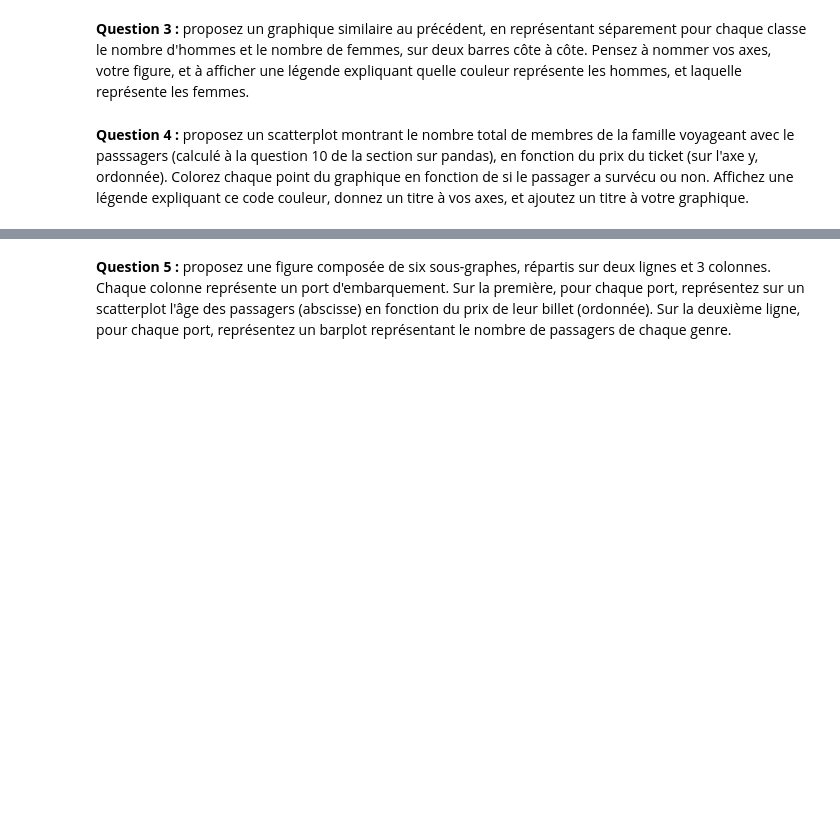
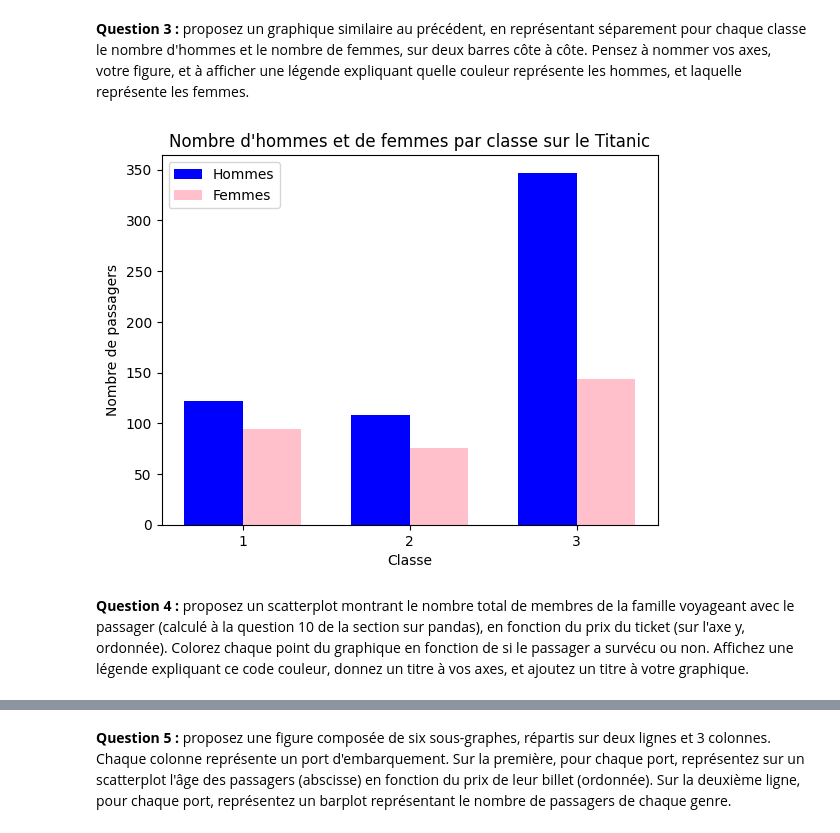
Before and after one commit to AD99i/titanic_ml, a Jupyter notebook: M03_TP01_Exercice.ipynb, the cells around one changed output, grey strips where cells are left out. Drawn from its saved outputs; the diff is of its cells as text; code cells hidden in the pictures; blank space fills up the shorter version.

```diff
--- a/M03_TP01_Exercice.ipynb
+++ b/M03_TP01_Exercice.ipynb
@@ -270,4 +348,31 @@ La documentation matplotlib est accessible à l'adresse suivante : https://matpl
 # %% [markdown]
 **Question 3 :** proposez un graphique similaire au précédent, en représentant séparement pour chaque classe le nombre d'hommes et le nombre de femmes, sur deux barres côte à côte. Pensez à nommer vos axes, votre figure, et à afficher une légende expliquant quelle couleur représente les hommes, et laquelle représente les femmes.
+# %%
+# Compter le nombre d'hommes et de femmes par classe
+counts = titanic.groupby(['Pclass', 'Sex']).size().unstack()
+
+# Positions des classes
+classes = counts.index
+pos = range(len(classes))
+width = 0.35  # largeur des barres
+
+# Création du barplot
+plt.bar([p - width/2 for p in pos], counts['male'], width, color='blue', label='Hommes')
+plt.bar([p + width/2 for p in pos], counts['female'], width, color='pink', label='Femmes')
+
+# Nommer les axes et la figure
+plt.xlabel("Classe")
+plt.ylabel("Nombre de passagers")
+plt.title("Nombre d'hommes et de femmes par classe sur le Titanic")
+
+# Forcer les ticks de l'axe des x à être 1, 2, 3
+plt.xticks(pos, classes)
+
+# Afficher la légende
+plt.legend()
+
+plt.show()
+# %% [output]
+[figure, added]
 # %% [markdown]
-**Question 4 :** proposez un scatterplot montrant le nombre total de membres de la famille voyageant avec le passsagers (calculé à la question 10 de la section sur pandas), en fonction du prix du ticket (sur l'axe y, ordonnée). Colorez chaque point du graphique en fonction de si le passager a survécu ou non. Affichez une légende expliquant ce code couleur, donnez un titre à vos axes, et ajoutez un titre à votre graphique.
+**Question 4 :** proposez un scatterplot montrant le nombre total de membres de la famille voyageant avec le passager (calculé à la question 10 de la section sur pandas), en fonction du prix du ticket (sur l'axe y, ordonnée). Colorez chaque point du graphique en fonction de si le passager a survécu ou non. Affichez une légende expliquant ce code couleur, donnez un titre à vos axes, et ajoutez un titre à votre graphique.
```
Also changed, not shown: parts of 14 cells of this notebook, 1 other file.
